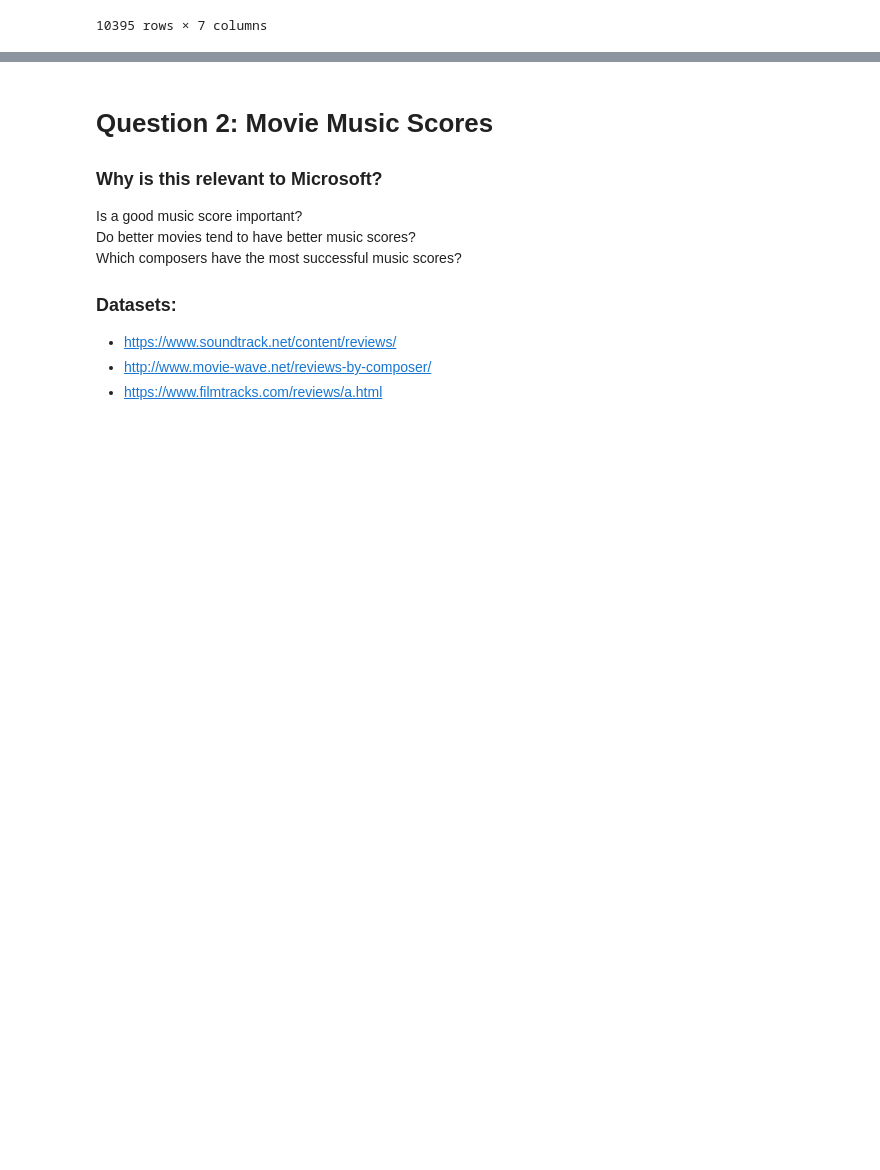
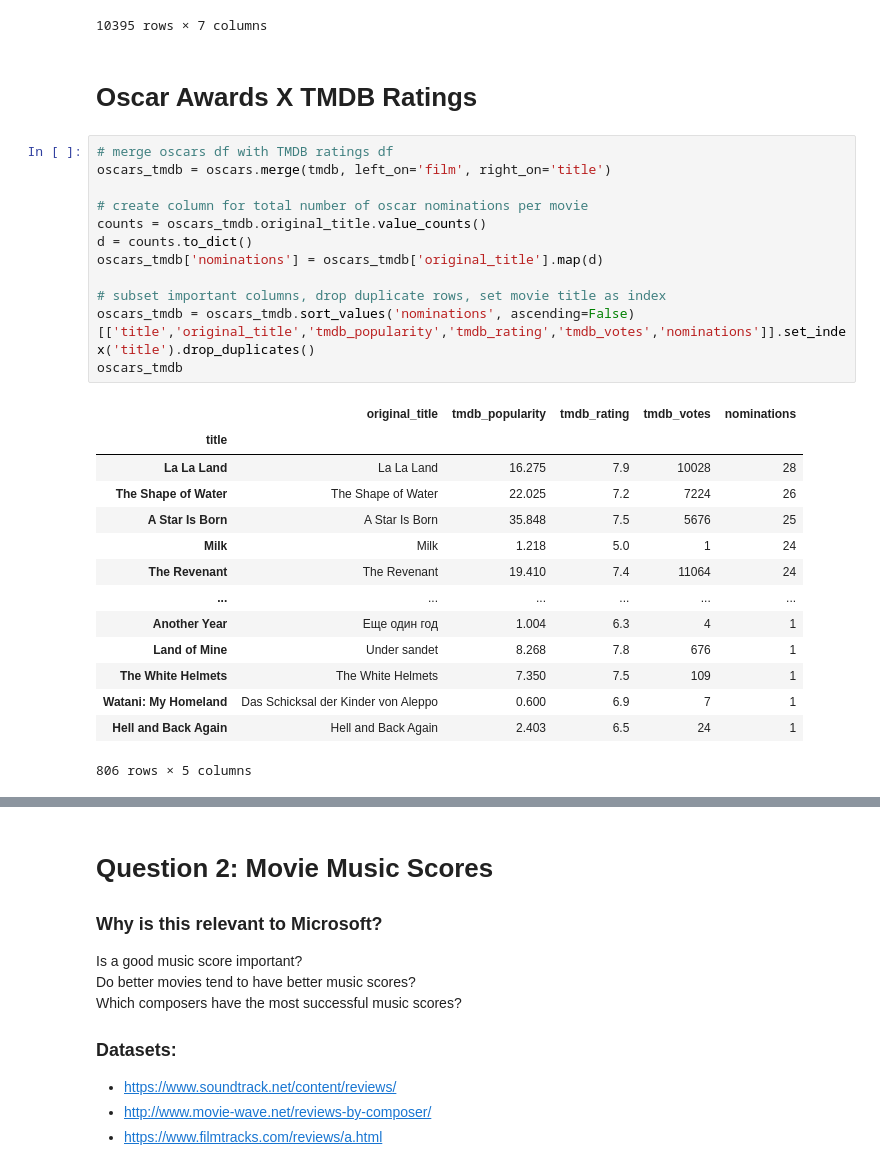
Before and after one commit to khyateed/Movie-Data-Analysis, a Jupyter notebook: student.ipynb, the cells around one changed output, grey strips where cells are left out. Saved outputs shown, nothing was run; the diff lists cells and outputs as text; blank space fills up the shorter version.

```diff
--- a/student.ipynb
+++ b/student.ipynb
@@ -343,3 +345,32 @@ oscars
 | 10393 | 2019 | 2020 | 92 | HONORARY AWARD | Wes Studi | NaN | True |
 | 10394 | 2019 | 2020 | 92 | HONORARY AWARD | Lina WertmÃ¼ller | NaN | True |
 10395 rows × 7 columns
+# %% [markdown]
+# Oscar Awards X TMDB Ratings
+# %%
+# merge oscars df with TMDB ratings df
+oscars_tmdb = oscars.merge(tmdb, left_on='film', right_on='title')
+
+# create column for total number of oscar nominations per movie
+counts = oscars_tmdb.original_title.value_counts()
+d = counts.to_dict()
+oscars_tmdb['nominations'] = oscars_tmdb['original_title'].map(d)
+
+# subset important columns, drop duplicate rows, set movie title as index
+oscars_tmdb = oscars_tmdb.sort_values('nominations', ascending=False)[['title','original_title','tmdb_popularity','tmdb_rating','tmdb_votes','nominations']].set_index('title').drop_duplicates()
+oscars_tmdb
+# %% [output]
+|  | original_title | tmdb_popularity | tmdb_rating | tmdb_votes | nominations |
+| title |  |  |  |  |  |
+| La La Land | La La Land | 16.275 | 7.9 | 10028 | 28 |
+| The Shape of Water | The Shape of Water | 22.025 | 7.2 | 7224 | 26 |
+| A Star Is Born | A Star Is Born | 35.848 | 7.5 | 5676 | 25 |
+| Milk | Milk | 1.218 | 5.0 | 1 | 24 |
+| The Revenant | The Revenant | 19.410 | 7.4 | 11064 | 24 |
+| ... | ... | ... | ... | ... | ... |
+| Another Year | Еще один год | 1.004 | 6.3 | 4 | 1 |
+| Land of Mine | Under sandet | 8.268 | 7.8 | 676 | 1 |
+| The White Helmets | The White Helmets | 7.350 | 7.5 | 109 | 1 |
+| Watani: My Homeland | Das Schicksal der Kinder von Aleppo | 0.600 | 6.9 | 7 | 1 |
+| Hell and Back Again | Hell and Back Again | 2.403 | 6.5 | 24 | 1 |
+806 rows × 5 columns
```
Also changed, not shown: parts of 5 cells of this notebook.
